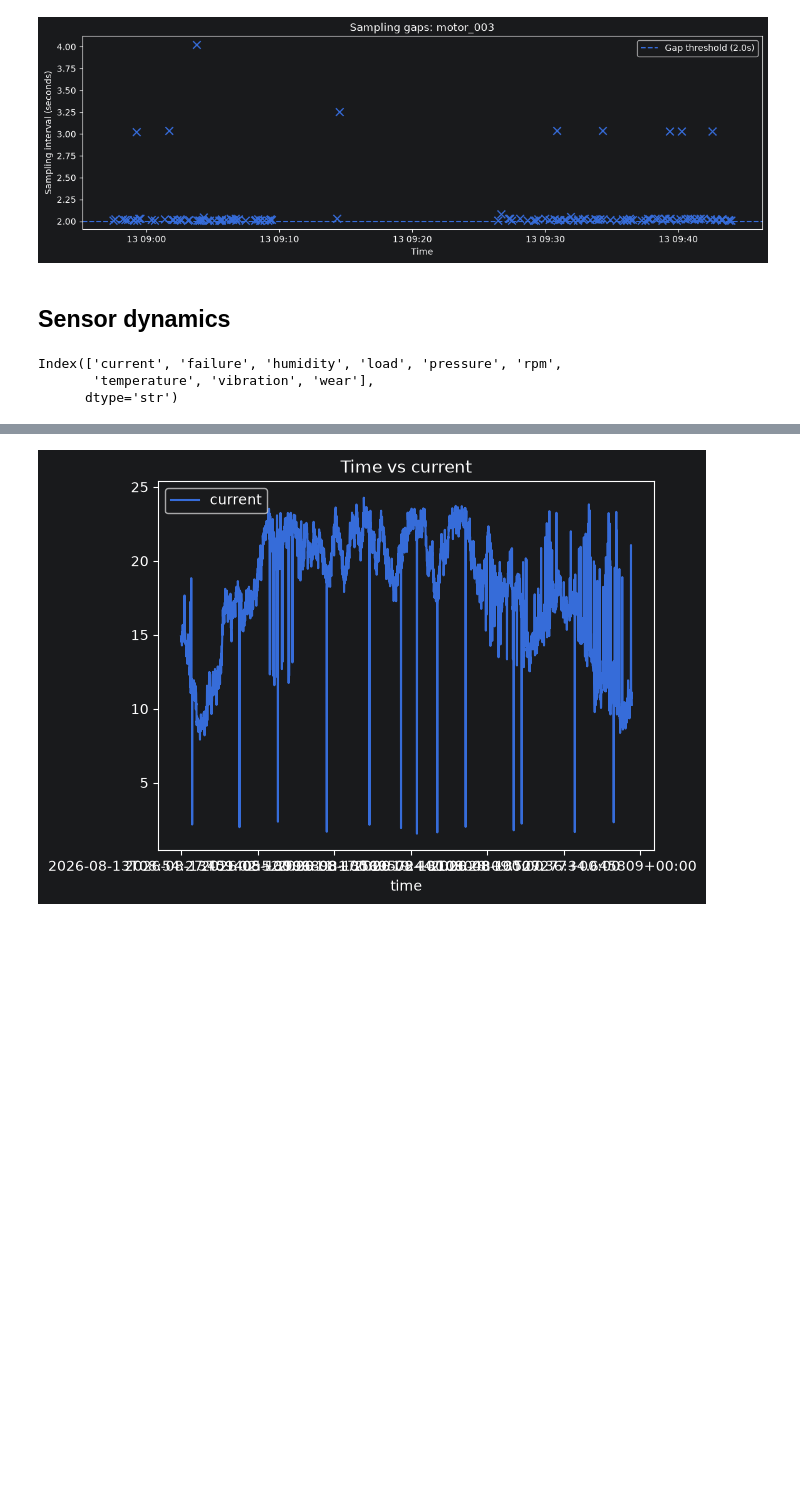
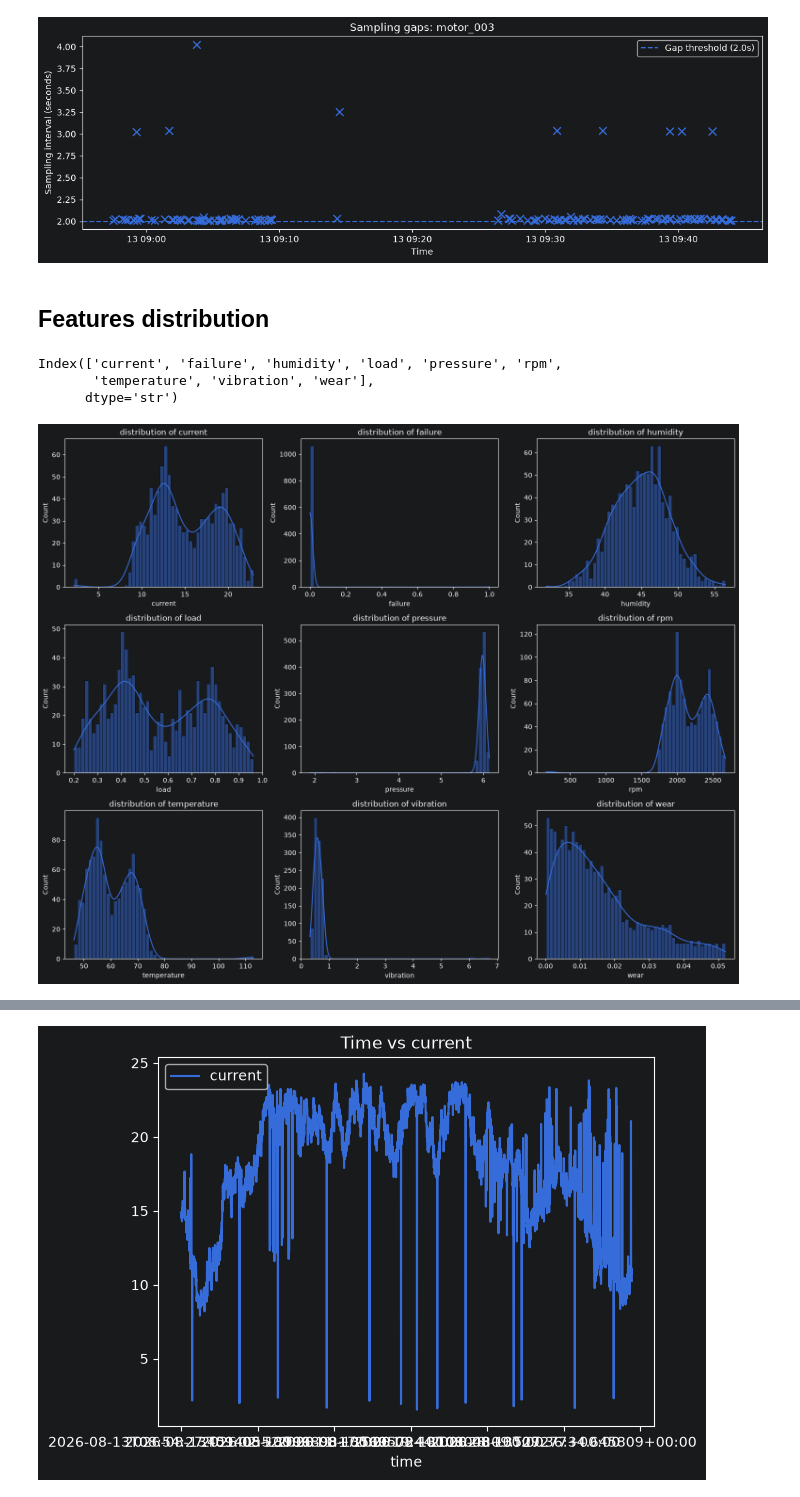
Before and after one commit to yrmint/predictive-maintenance, a Jupyter notebook: notebooks/experiments.ipynb, the cells around one changed output, grey strips where cells are left out. Saved outputs shown, nothing was run; the diff lists cells and outputs as text; code cells hidden in the pictures; blank space fills up the shorter version.

Commit message:
eda: distribution plots and correlation heatmap

```diff
--- a/notebooks/experiments.ipynb
+++ b/notebooks/experiments.ipynb
@@ -196,8 +197,8 @@ for device_id, device_gaps in gaps.groupby("device_id"):
 [figure]
 [figure]
 [figure]
-# %% [markdown]
-## Sensor dynamics
+# %% [markdown]
+## Features distribution
 # %%
 features = df.columns.drop('time').drop('device_id')
 features
@@ -205,3 +206,34 @@ features
 Index(['current', 'failure', 'humidity', 'load', 'pressure', 'rpm',
        'temperature', 'vibration', 'wear'],
       dtype='str')
+# %%
+n_features = len(features)
+
+fig, axes = plt.subplots(
+    nrows=(n_features + 2) // 3,
+    ncols=3,
+    figsize=(15, 12)
+)
+
+axes = axes.flatten()
+
+for ax, feature in zip(axes, features):
+    sns.histplot(
+        data=df,
+        x=feature,
+        bins=50,
+        kde=True,
+        ax=ax
+    )
+
+    ax.set_title(f"distribution of {feature}")
+    ax.set_xlabel(feature)
+
+# remove unused axes
+for ax in axes[n_features:]:
+    ax.remove()
+
+plt.tight_layout()
+plt.show()
+# %% [output]
+[figure, added]
```
Also changed, not shown: parts of 6 cells of this notebook.
